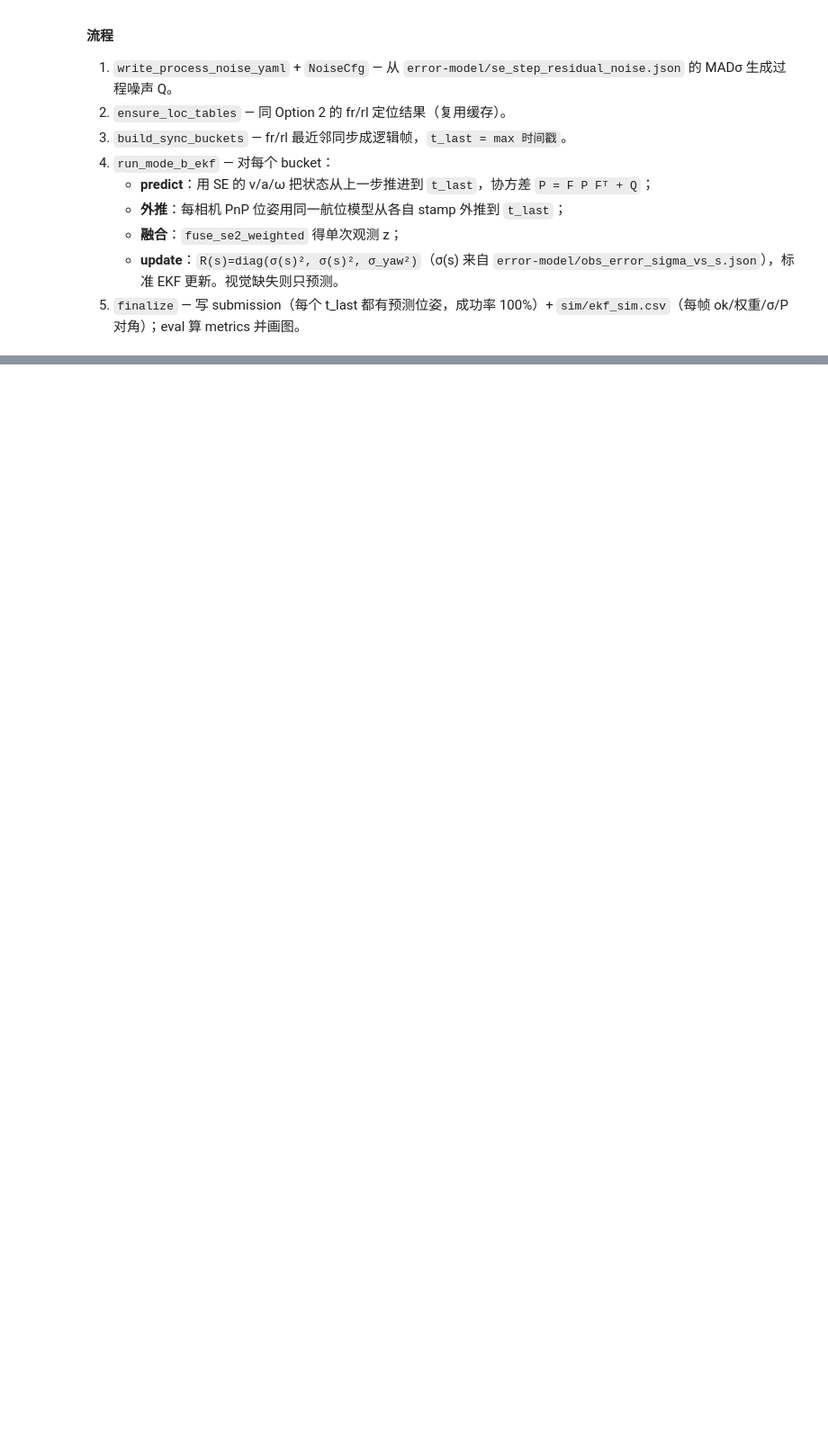
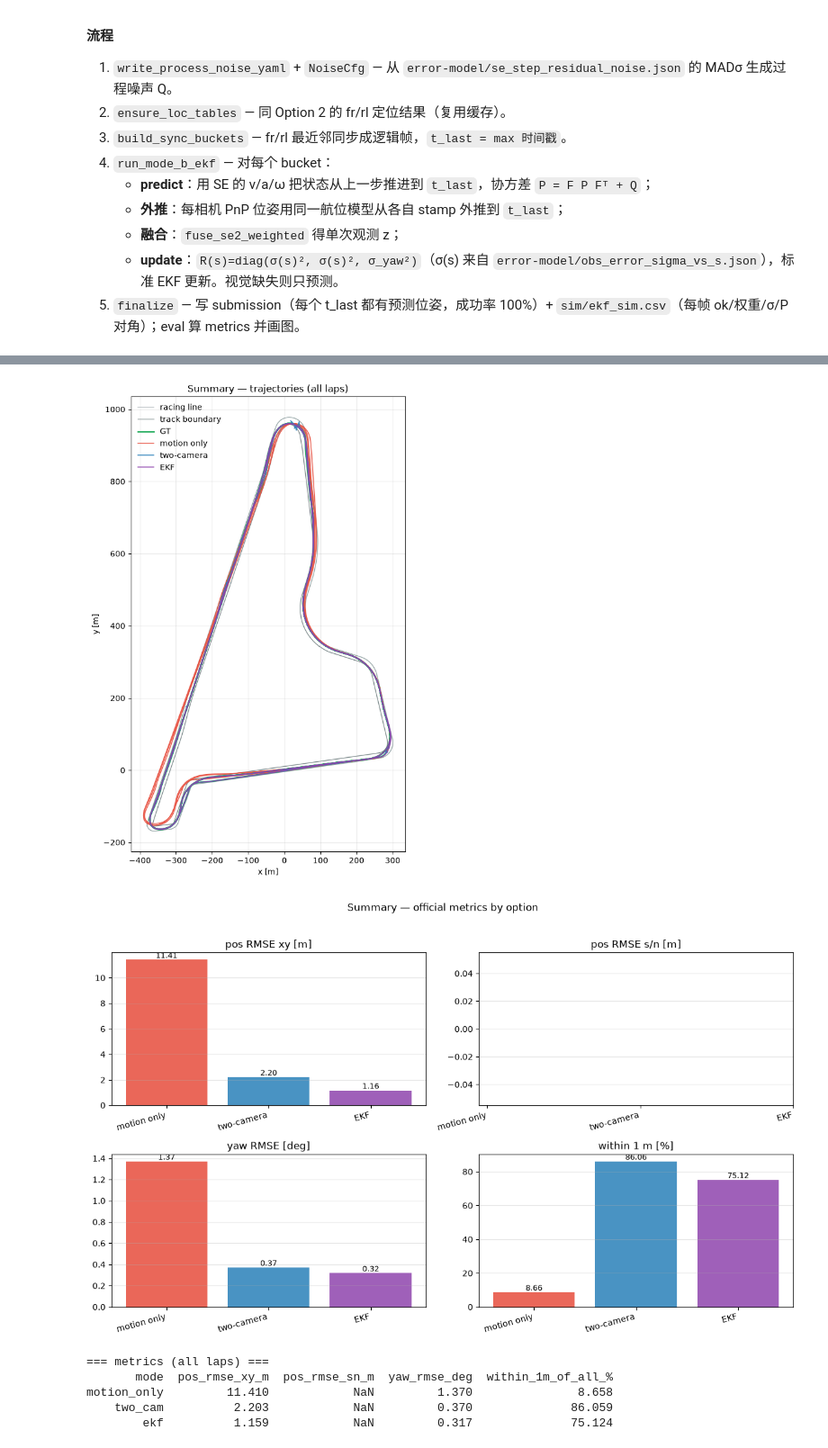
Before and after one commit to baihao/PixelRacers, a Jupyter notebook: submission-demo/run_submission.ipynb, the cells around one changed output, grey strips where cells are left out. Shown at 90% size. Cells and saved outputs as stored; diff of their text form; code cells hidden in the pictures; blank space fills up the shorter version.

```diff
--- a/submission-demo/run_submission.ipynb
+++ b/submission-demo/run_submission.ipynb
@@ -183,3 +306,10 @@ for w in ctx.windows:
 # %%
-mdf = P.run_summary(ctx, show_plots=True)
-mdf
+mdf = P.run_summary(ctx, show_plots=True, aggregate_laps=True)
+# %% [output]
+[figure, added]
+[figure, added]
+=== metrics (all laps) ===
+       mode  pos_rmse_xy_m  pos_rmse_sn_m  yaw_rmse_deg  within_1m_of_all_%
+motion_only         11.410            NaN         1.370               8.658
+    two_cam          2.203            NaN         0.370              86.059
+        ekf          1.159            NaN         0.317              75.124
```
Also changed, not shown: parts of 15 cells of this notebook, 32 other files.
